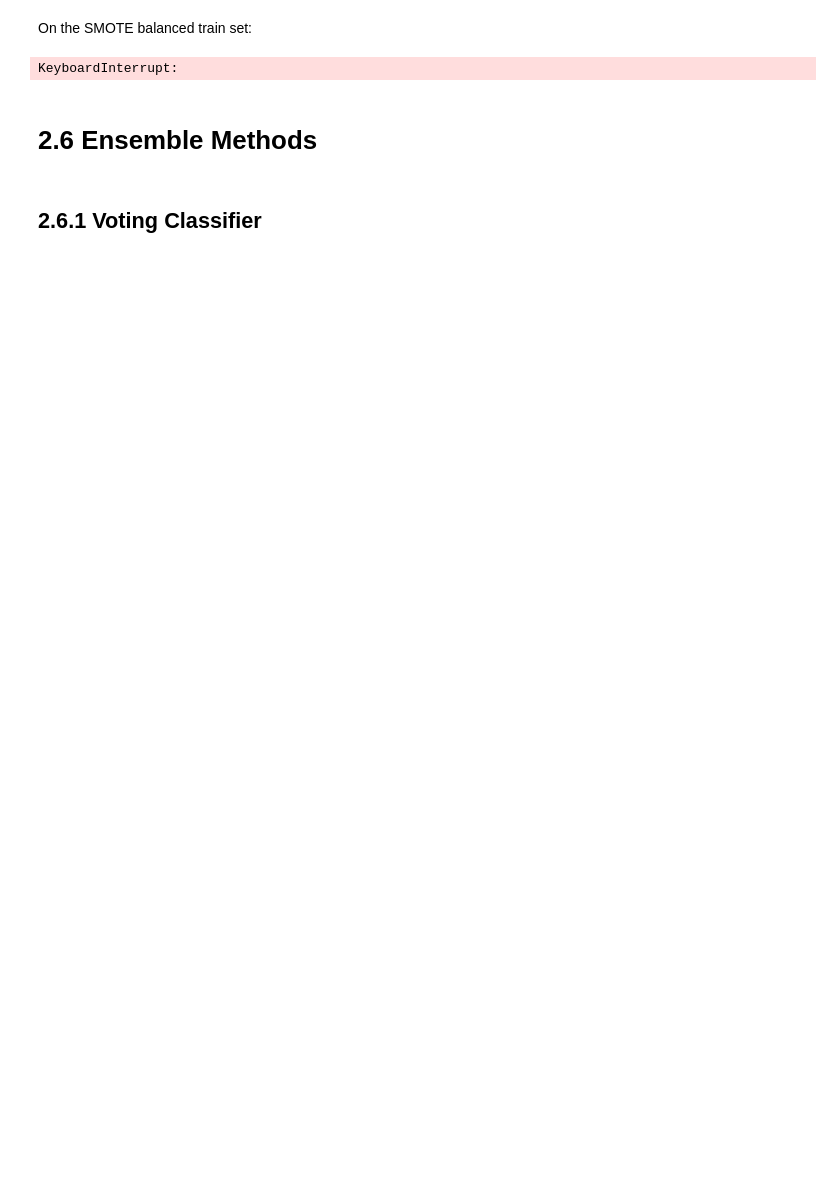
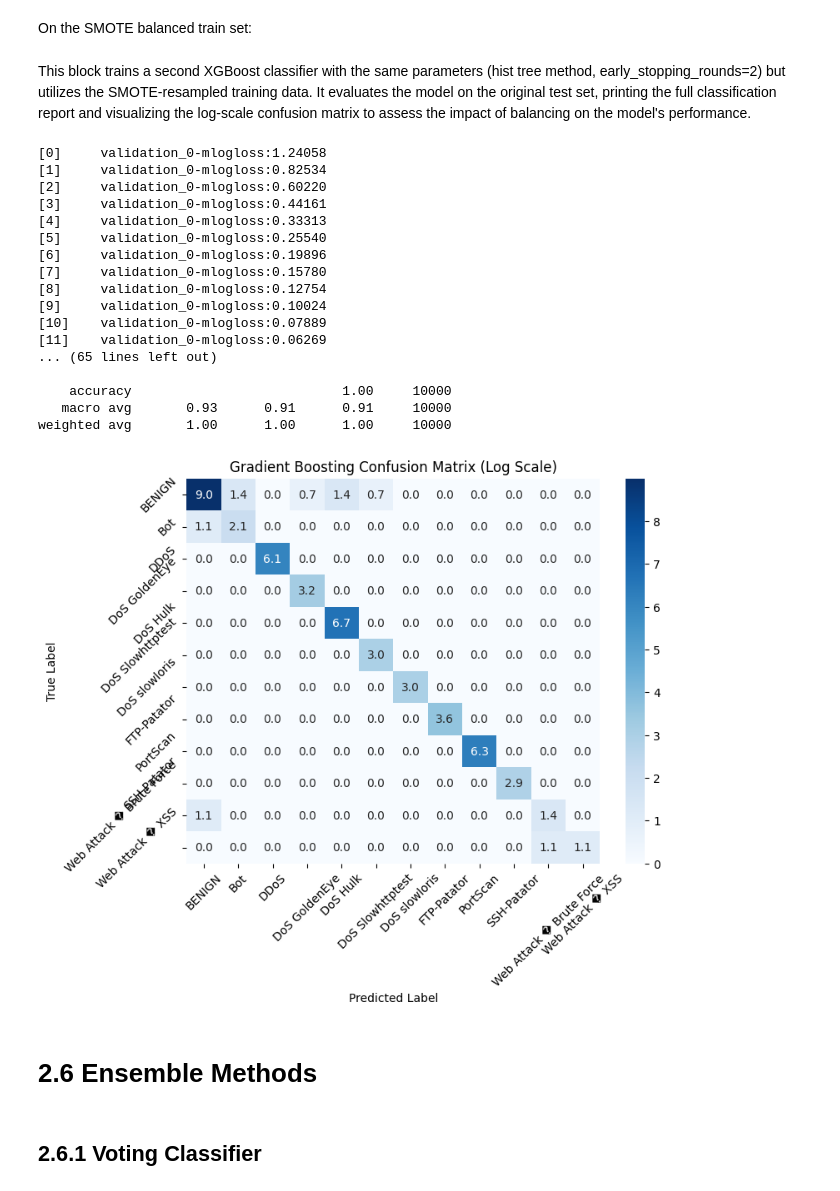
Before and after one commit to Arthur-Boutelier/machineLearningCybersecurity, a Jupyter notebook: machine_learning_project.ipynb, the cells around one changed output. Saved outputs shown, nothing was run; the diff lists cells and outputs as text; code cells hidden in the pictures; blank space fills up the shorter version.

```diff
--- a/machine_learning_project.ipynb
+++ b/machine_learning_project.ipynb
@@ -820,26 +804,46 @@ weighted avg       0.05      0.02      0.03     10000
 # %% [markdown]
 On the SMOTE balanced train set:
+# %% [markdown]
+This block trains a second XGBoost classifier with the same parameters (hist tree method, early_stopping_rounds=2) but utilizes the SMOTE-resampled training data. It evaluates the model on the original test set, printing the full classification report and visualizing the log-scale confusion matrix to assess the impact of balancing on the model's performance.
 # %%
-gradient_boosting_smote = GradientBoostingClassifier(n_estimators=100, random_state=42)
-gradient_boosting_smote.fit(X_train_smote, y_train_smote)
+gradient_boosting_smote = xgb.XGBClassifier(tree_method="hist", early_stopping_rounds=2)
+gradient_boosting_smote.fit(X_train_smote, y_train_smote, eval_set=[(X_test, y_test)])
+models.append({"model" : gradient_boosting_smote, "name": "XGB_smote", "library": "xgb"})
 y_pred_gb = gradient_boosting_smote.predict(X_test)
 
 conf_matrix = confusion_matrix(y_test, y_pred_gb)
 print("Gradient Boosting Results:")
 print("Confusion matrix: ", conf_matrix)
 print(classification_report(y_test, y_pred_gb))
 
 plt.figure(figsize=(8, 6))
 conf_matrix_log = np.log1p(conf_matrix)
 sns.heatmap(conf_matrix_log, annot=True, fmt='.1f', cmap='Blues')
 plt.title("Gradient Boosting Confusion Matrix (Log Scale)")
 plt.xlabel("Predicted Label")
 plt.xticks(ticks=np.arange(len(class_names))+0.5, labels=class_names, rotation=45)
 plt.ylabel("True Label")
 plt.yticks(ticks=np.arange(len(class_names))+0.5, labels=class_names, rotation=45)
 plt.show()
 # %% [output]
-KeyboardInterrupt:
+[0]     validation_0-mlogloss:1.24058
+[1]     validation_0-mlogloss:0.82534
+[2]     validation_0-mlogloss:0.60220
+[3]     validation_0-mlogloss:0.44161
+[4]     validation_0-mlogloss:0.33313
+[5]     validation_0-mlogloss:0.25540
+[6]     validation_0-mlogloss:0.19896
+[7]     validation_0-mlogloss:0.15780
+[8]     validation_0-mlogloss:0.12754
+[9]     validation_0-mlogloss:0.10024
+[10]    validation_0-mlogloss:0.07889
+[11]    validation_0-mlogloss:0.06269
+... (65 lines left out)
+
+    accuracy                           1.00     10000
+   macro avg       0.93      0.91      0.91     10000
+weighted avg       1.00      1.00      1.00     10000
+[figure, added]
 # %% [markdown]
 # 2.6 Ensemble Methods
 # %% [markdown]
```
Also changed, not shown: parts of 77 cells of this notebook, 3 other files.
